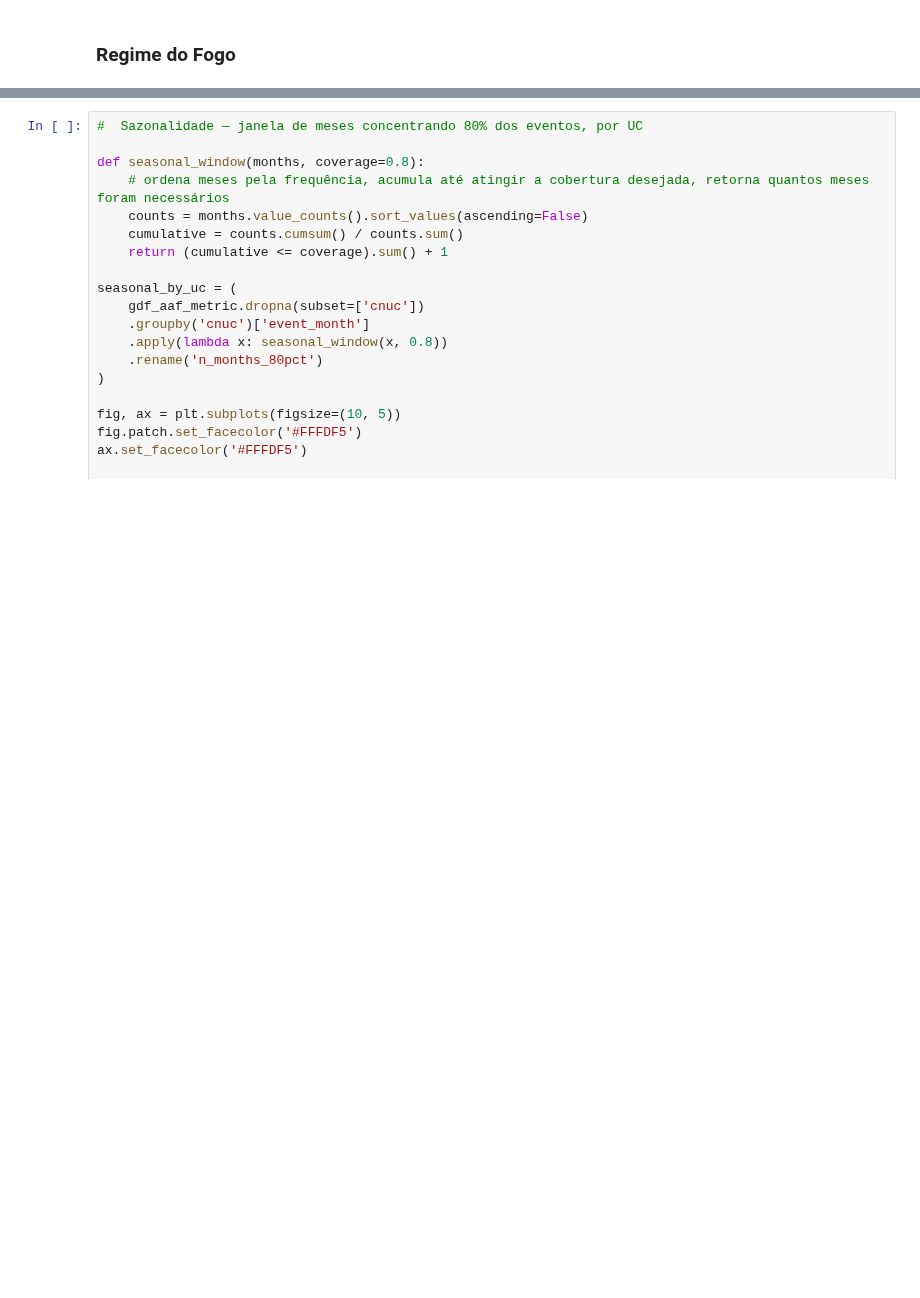
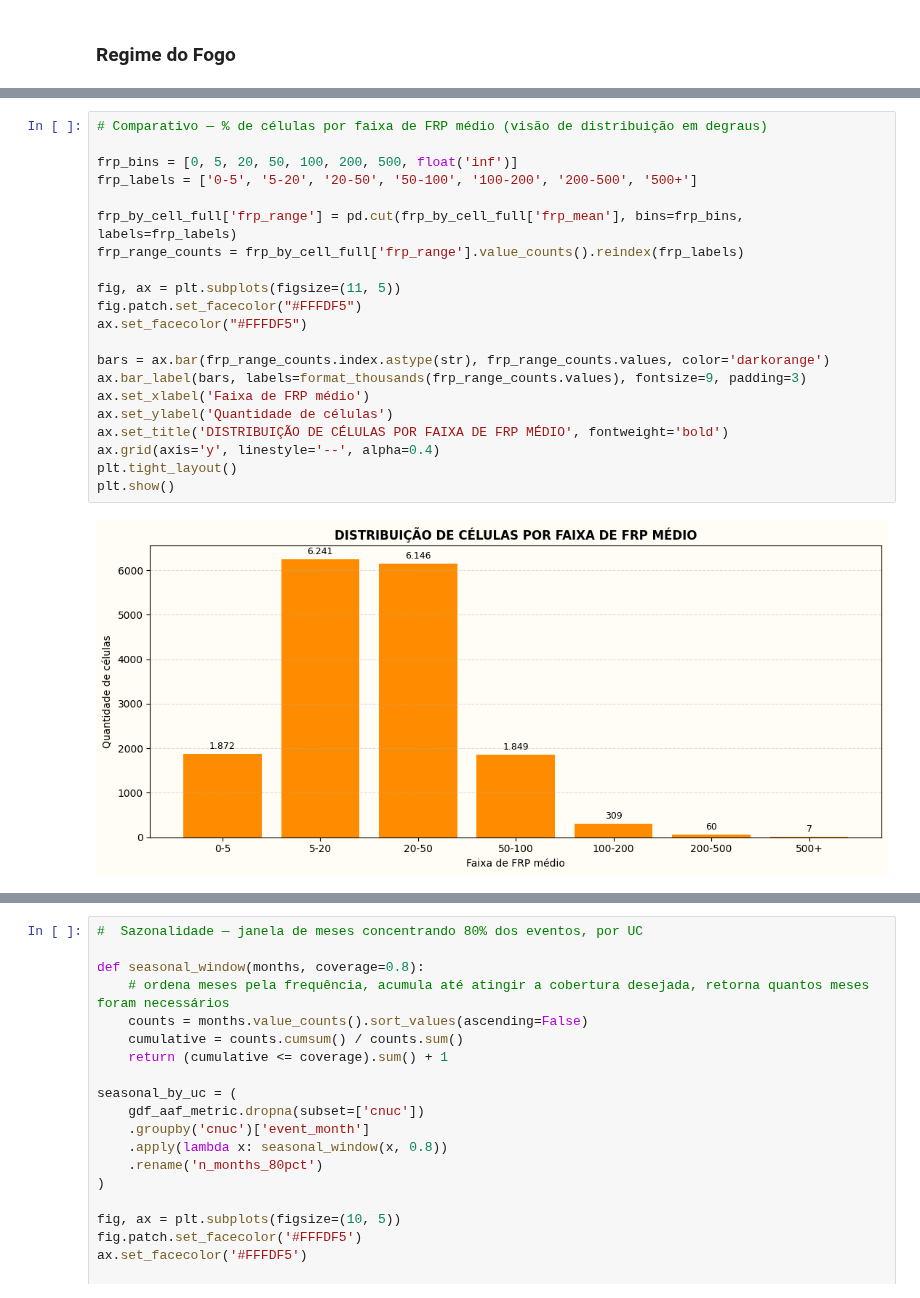
Before and after one commit to AndersonAlvesCoelho/pyroregions-classification, a Jupyter notebook: pyroregions_ucs.ipynb, the cells around one changed output, grey strips where cells are left out. Cells and saved outputs as stored; diff of their text form; blank space fills up the shorter version.

```diff
--- a/pyroregions_ucs.ipynb
+++ b/pyroregions_ucs.ipynb
@@ -1170,0 +1144,23 @@ frp_by_cell
+# %%
+# Comparativo — % de células por faixa de FRP médio (visão de distribuição em degraus)
+
+frp_bins = [0, 5, 20, 50, 100, 200, 500, float('inf')]
+frp_labels = ['0-5', '5-20', '20-50', '50-100', '100-200', '200-500', '500+']
+
+frp_by_cell_full['frp_range'] = pd.cut(frp_by_cell_full['frp_mean'], bins=frp_bins, labels=frp_labels)
+frp_range_counts = frp_by_cell_full['frp_range'].value_counts().reindex(frp_labels)
+
+fig, ax = plt.subplots(figsize=(11, 5))
+fig.patch.set_facecolor("#FFFDF5")
+ax.set_facecolor("#FFFDF5")
+
+bars = ax.bar(frp_range_counts.index.astype(str), frp_range_counts.values, color='darkorange')
+ax.bar_label(bars, labels=format_thousands(frp_range_counts.values), fontsize=9, padding=3)
+ax.set_xlabel('Faixa de FRP médio')
+ax.set_ylabel('Quantidade de células')
+ax.set_title('DISTRIBUIÇÃO DE CÉLULAS POR FAIXA DE FRP MÉDIO', fontweight='bold')
+ax.grid(axis='y', linestyle='--', alpha=0.4)
+plt.tight_layout()
+plt.show()
+# %% [output]
+[figure, added]
```
Also changed, not shown: parts of 7 cells of this notebook.
